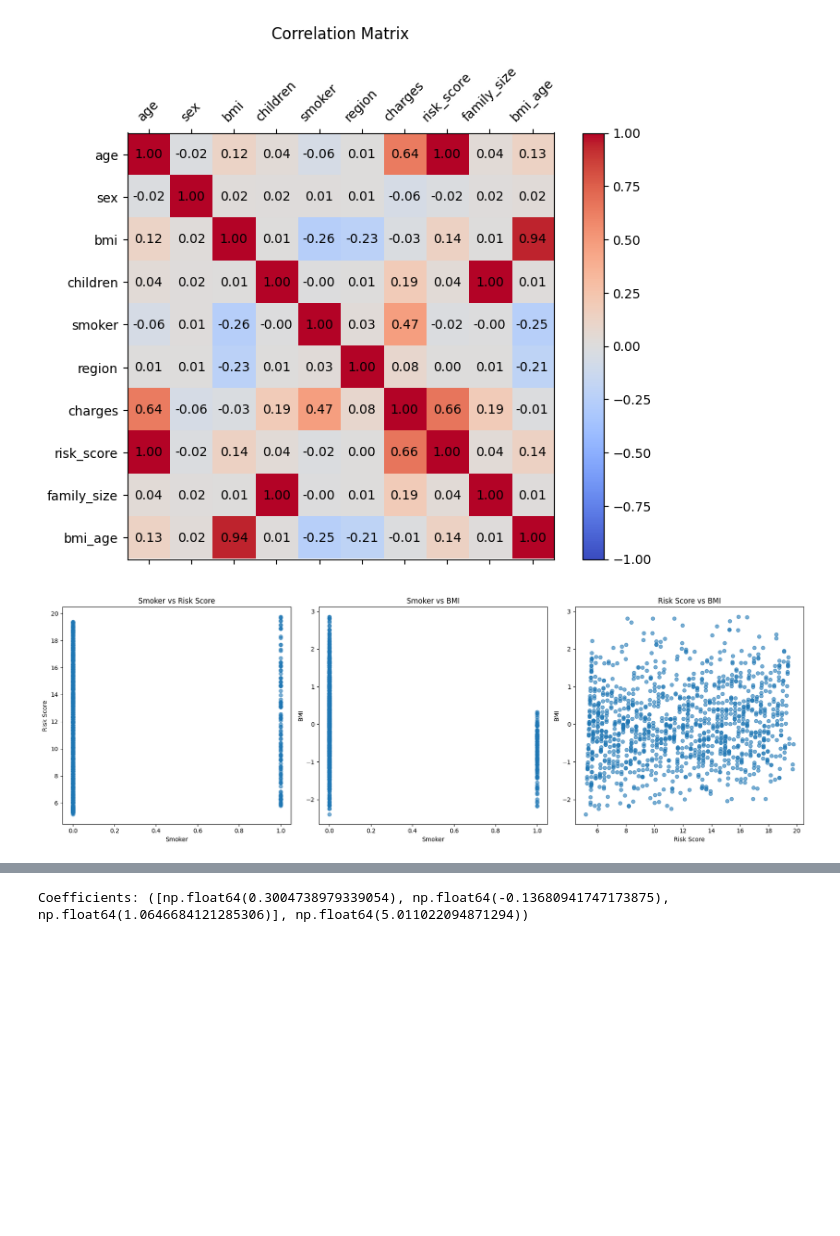
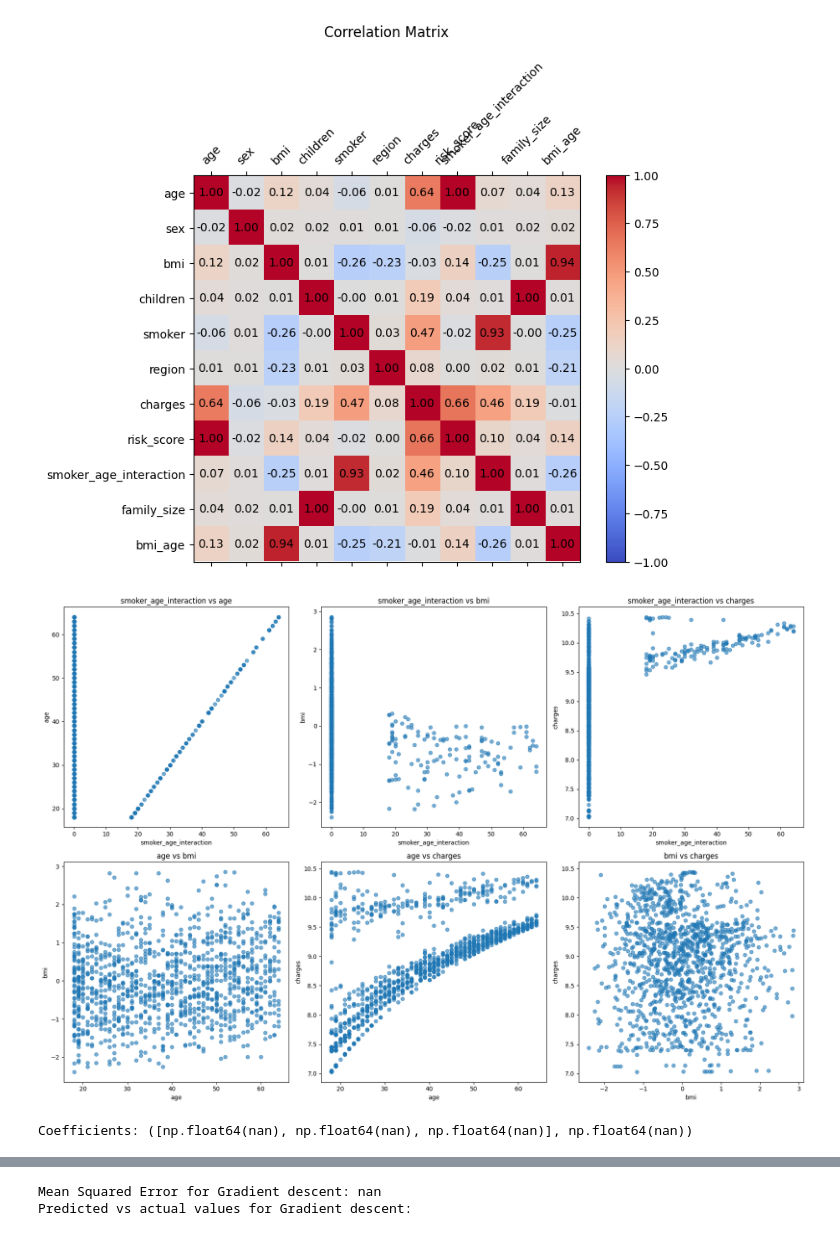
Before and after one commit to AryanBL/Health-insurance-regression-model, a Jupyter notebook: Project_Notebook.ipynb, the cells around one changed output, grey strips where cells are left out. Drawn from its saved outputs; the diff is of its cells as text; code cells hidden in the pictures; blank space fills up the shorter version.

```diff
--- a/Project_Notebook.ipynb
+++ b/Project_Notebook.ipynb
@@ -41,48 +41,50 @@ if __name__ == "__main__":
     preprocessor.log_transform(df_cleaned)
     preprocessor.standardize(df_cleaned, 'bmi')
     preprocessor.create_composite_risk_score(df_cleaned)
+    preprocessor.smoker_age_interaction(df_cleaned)
     preprocessor.family_size(df_cleaned)
     preprocessor.create_composite_bmi_age(df_cleaned)
     X_train, X_test, y_train, y_test = preprocessor.split_data(df_cleaned)
 
     DataGatherer.correlation_matrix(df_cleaned)
-    preprocessor.plot_scatter(df_cleaned)
-    preprocessor.plot_3d_scatter(df_cleaned)
+    preprocessor.plot_scatter(df_cleaned,'smoker_age_interaction','age','bmi','charges')
+    #preprocessor.plot_3d_scatter(df_cleaned)
 
     simpleregressor = SimpleRegressor()
     coefficients = simpleregressor.fit(X_train.values, y_train.values)
 
     print("Coefficients:", coefficients)
-    simpleregressor.plot_contour()
+    #simpleregressor.plot_contour()
     simpleregressor.plot_convergence()
 
     # Test the model
 
     test_model = TestRegressionModel(coefficients[0], coefficients[1], X_test.values, y_test.values)
     mse = test_model.test_model(0)
     print("Mean Squared Error for Gradient descent:", mse)
     print("Predicted vs actual values for Gradient descent:")
     test_model.plot_pred_and_actual()
 
     coefficientOfDetermination = test_model.test_model(1)
     print("Coefficient of Determination for Gradient descent:", coefficientOfDetermination)
 # %% [output]
 Rows after filtering: 1338
 Rows after filtering: 1329
 Rows after filtering: 1191
   Variable         Mean     Median      Variance  Standard Deviation
 0      Age    39.010915    39.0000  1.975890e+02           14.056634
 1      BMI    29.993648    29.7000  3.446375e+01            5.870584
 2  Charges  9901.104142  8347.1643  5.165843e+07         7187.379901
 [figure]
 [figure]
 [figure]
 [figure]
    age  sex       bmi  children  smoker  region   charges
 0   19    0 -0.356634         0       1       1  9.734176
 1   18    1  0.643267         1       0       0  7.453302
 2   28    1  0.512104         3       0       0  8.400538
 3   33    1 -1.241554         0       0       3  9.998092
 4   32    1 -0.189700         0       0       3  8.260197
-[figure, old version]
+[figure, new version]
-[figure, old version]
+[figure, new version]
+Coefficients: ([np.float64(nan), np.float64(nan), np.float64(nan)], np.float64(nan))
@@ -90 +92,2 @@ Rows after filtering: 1191
-Coefficients: ([np.float64(0.3004738979339054), np.float64(-0.13680941747173875), np.float64(1.0646684121285306)], np.float64(5.011022094871294))
+Mean Squared Error for Gradient descent: nan
+Predicted vs actual values for Gradient descent:
```
Also changed, not shown: parts of 1 cell of this notebook, 2 other files.
